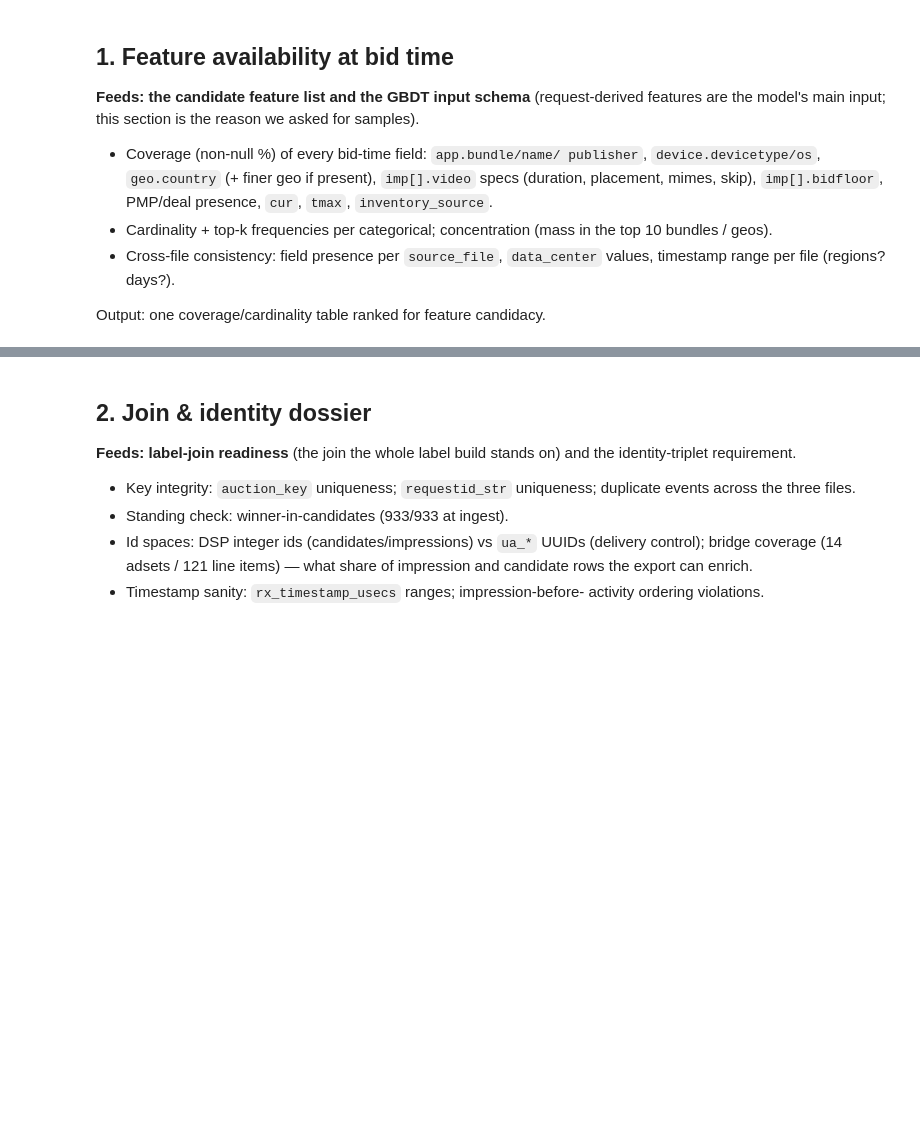
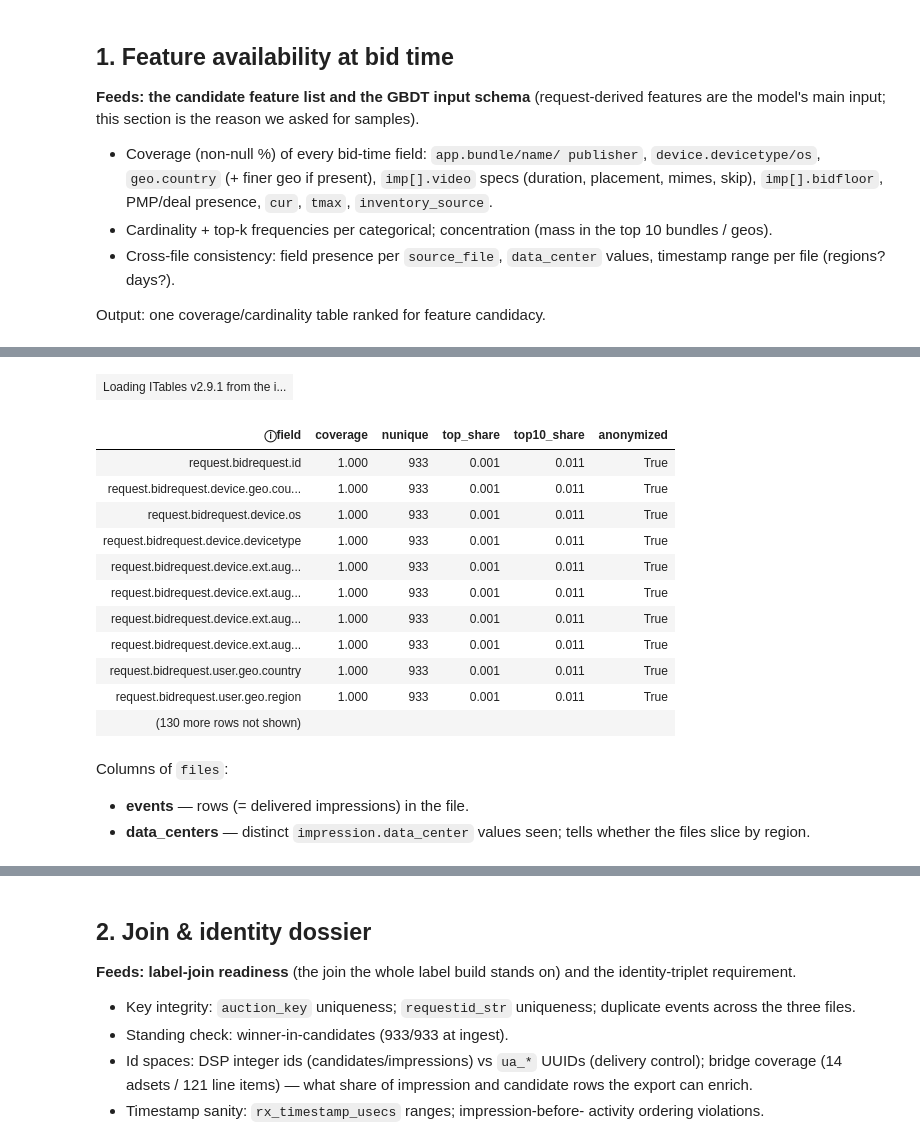
Before and after one commit to cunha-sigma/ml_offline, a Jupyter notebook: eda/notebooks/01_eda_dossier.ipynb, the cells around one changed output, grey strips where cells are left out. Saved outputs shown, nothing was run; the diff lists cells and outputs as text; code cells hidden in the pictures; blank space fills up the shorter version.

```diff
--- a/eda/notebooks/01_eda_dossier.ipynb
+++ b/eda/notebooks/01_eda_dossier.ipynb
@@ -59,0 +74,42 @@ Output: one coverage/cardinality table ranked for feature candidacy.
+# %%
+# Profile every field available at bid time.
+#
+# Fields come from two places: the scalar request.bidrequest.* columns, and
+# the first imp[] entry (the ad slot and its video specs), flattened as imp0.*.
+# Nested fields (lists/dicts such as imp0.video.mimes or imp0.pmp.deals) cannot
+# be counted or grouped, so they get coverage (present-or-not) only; scalar
+# fields get the full profile.
+
+def is_nested(column: pd.Series) -> bool:
+    return column.map(lambda v: isinstance(v, (list, dict))).any()
+
+request_cols = [c for c in events.columns if c.startswith("request.bidrequest.")]
+imp0 = pd.json_normalize(events["request.bidrequest.imp"].str[0]).add_prefix("imp0.")
+
+bid_time_fields = pd.concat(
+    [events[request_cols + ["request.inventory_source"]].reset_index(drop=True), imp0],
+    axis=1,
+)
+
+nested_cols = [c for c in bid_time_fields.columns if is_nested(bid_time_fields[c])]
+scalars = bid_time_fields.drop(columns=nested_cols)
+
+nested_coverage = (
+    bid_time_fields[nested_cols].notna().mean().round(3).rename("coverage").to_frame()
+)
+
+inventory = pd.DataFrame({
+    "coverage": scalars.notna().mean().round(3),   # share of events carrying a value
+    "nunique": scalars.nunique(),                  # distinct values across events
+    "top_share": scalars.apply(                    # share held by the most common value
+        lambda col: col.value_counts(normalize=True).max()
+    ).round(3),
+    "top10_share": scalars.apply(                  # share held by the 10 most common values
+        lambda col: col.value_counts(normalize=True).head(10).sum()
+    ).round(3),
+    # every non-null value unique -> anonymized to random tokens; only
+    # presence is assessable from this sample, not the distribution
+    "anonymized": scalars.nunique() == scalars.notna().sum(),
+})
+
+print(f"{len(inventory)} scalar fields profiled; {len(nested_cols)} nested fields (coverage only)")
@@ -59,0 +167,22 @@ Output: one coverage/cardinality table ranked for feature candidacy.
+# %%
+# Scalar bid-time field inventory — searchable/sortable
+inventory.sort_values(["coverage", "nunique"], ascending=[False, False]).reset_index(names="field")
+# %% [output]
+| Loading ITables v2.9.1 from the i... |
+| ⓘfield | coverage | nunique | top_share | top10_share | anonymized |
+| request.bidrequest.id | 1.000 | 933 | 0.001 | 0.011 | True |
+| request.bidrequest.device.geo.cou... | 1.000 | 933 | 0.001 | 0.011 | True |
+| request.bidrequest.device.os | 1.000 | 933 | 0.001 | 0.011 | True |
+| request.bidrequest.device.devicetype | 1.000 | 933 | 0.001 | 0.011 | True |
+| request.bidrequest.device.ext.aug... | 1.000 | 933 | 0.001 | 0.011 | True |
+| request.bidrequest.device.ext.aug... | 1.000 | 933 | 0.001 | 0.011 | True |
+| request.bidrequest.device.ext.aug... | 1.000 | 933 | 0.001 | 0.011 | True |
+| request.bidrequest.device.ext.aug... | 1.000 | 933 | 0.001 | 0.011 | True |
+| request.bidrequest.user.geo.country | 1.000 | 933 | 0.001 | 0.011 | True |
+| request.bidrequest.user.geo.region | 1.000 | 933 | 0.001 | 0.011 | True |
+| (130 more rows not shown) |  |  |  |  |  |
+# %% [markdown]
+Columns of `files`:
+
+- **events** — rows (= delivered impressions) in the file.
+- **data_centers** — distinct `impression.data_center` values seen; tells whether the files slice by region.
```
Also changed, not shown: parts of 48 cells of this notebook, 1 other file.
